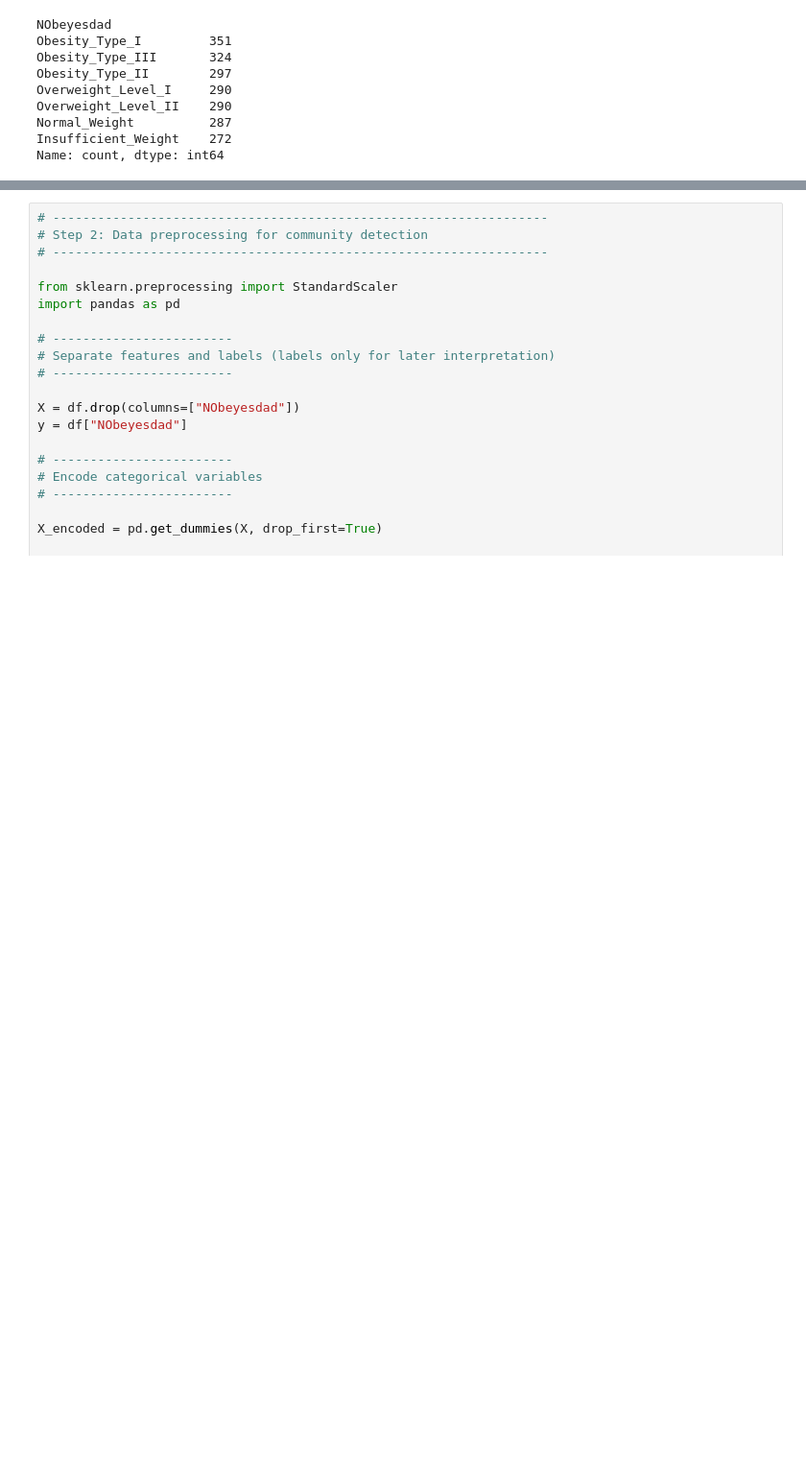
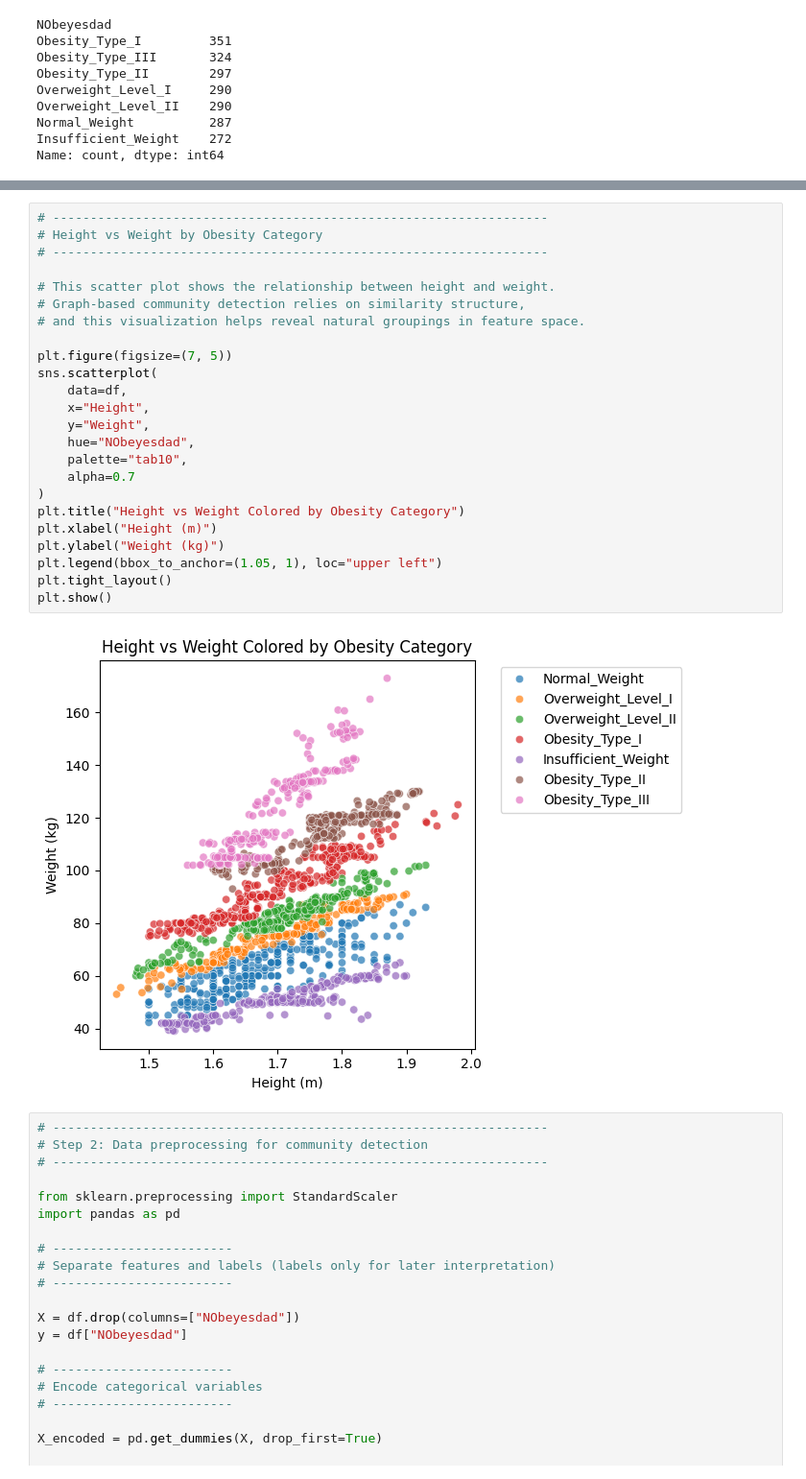
Before and after one commit to doriolson/CMOR_438_Final_Repository, a Jupyter notebook: examples/Unsupervised_Learning/Community_Detection/Community_Detection.ipynb, the cells around one changed output, grey strips where cells are left out. Shown at 96% size. Drawn from its saved outputs; the diff is of its cells as text; blank space fills up the shorter version.

```diff
--- a/examples/Unsupervised_Learning/Community_Detection/Community_Detection.ipynb
+++ b/examples/Unsupervised_Learning/Community_Detection/Community_Detection.ipynb
@@ -127,3 +130,29 @@ Name: count, dtype: int64
+# %%
+# ------------------------------------------------------------------
+# Height vs Weight by Obesity Category
+# ------------------------------------------------------------------
+
+# This scatter plot shows the relationship between height and weight.
+# Graph-based community detection relies on similarity structure,
+# and this visualization helps reveal natural groupings in feature space.
+
+plt.figure(figsize=(7, 5))
+sns.scatterplot(
+    data=df,
+    x="Height",
+    y="Weight",
+    hue="NObeyesdad",
+    palette="tab10",
+    alpha=0.7
+)
+plt.title("Height vs Weight Colored by Obesity Category")
+plt.xlabel("Height (m)")
+plt.ylabel("Weight (kg)")
+plt.legend(bbox_to_anchor=(1.05, 1), loc="upper left")
+plt.tight_layout()
+plt.show()
+# %% [output]
+[figure, added]
 # %%
 # ------------------------------------------------------------------
 # Step 2: Data preprocessing for community detection
```
Also changed, not shown: parts of 5 cells of this notebook, 16 other files.
